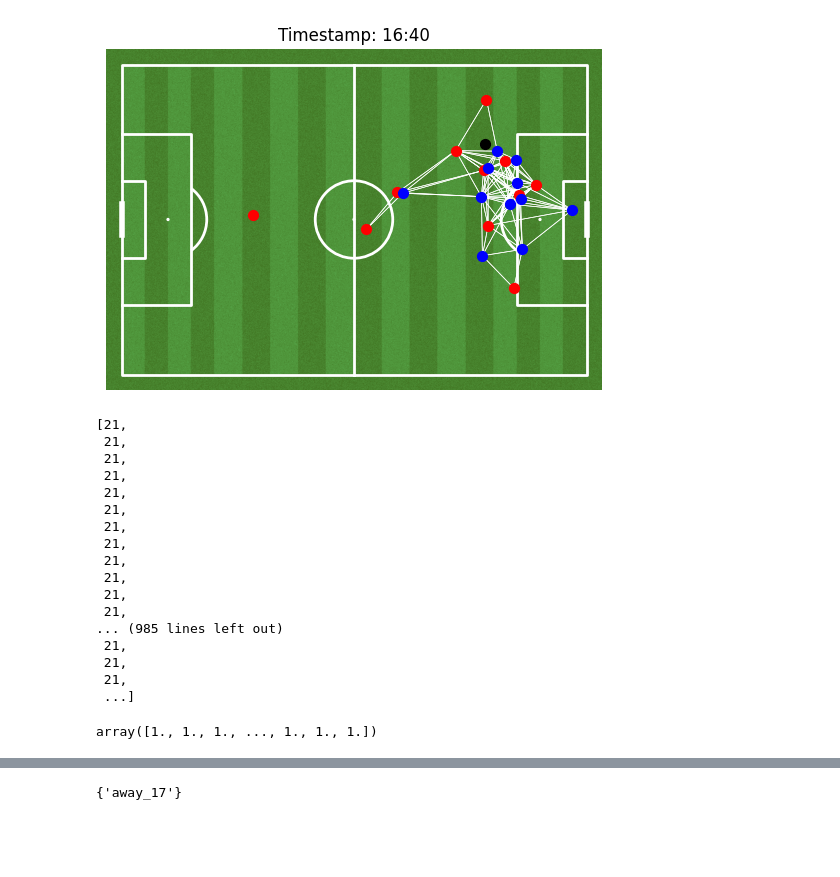
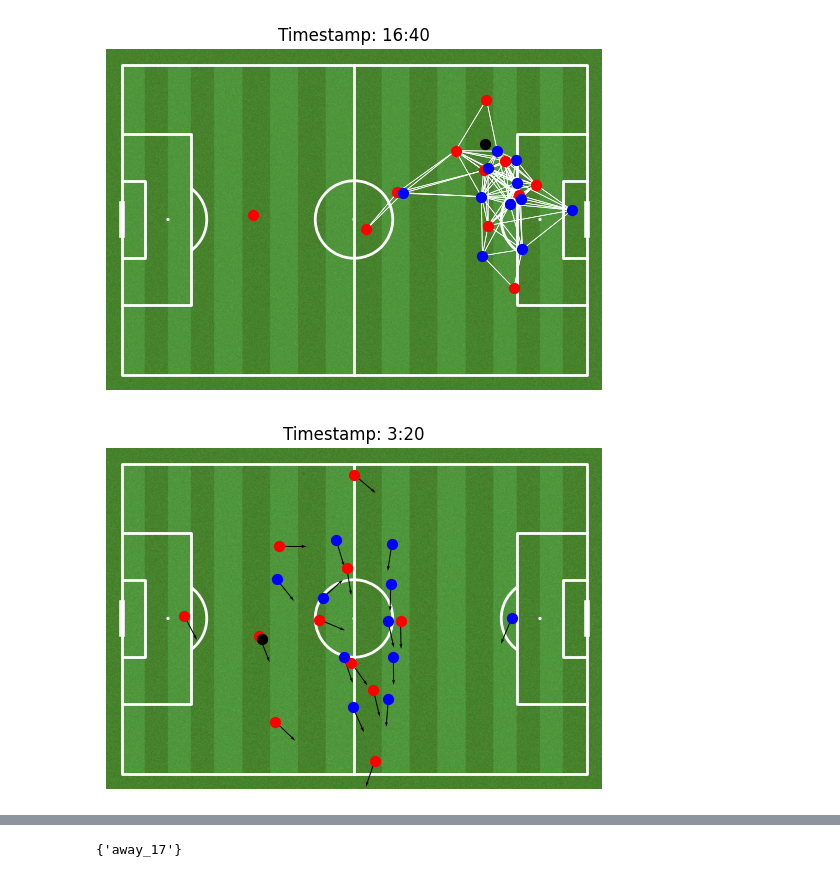
Before and after one commit to Ziolo1999/GNNsFootballEventSpotting, a Jupyter notebook: Code/ExploratoryDataAnalysis.ipynb, the cells around one changed output, grey strips where cells are left out. Drawn from its saved outputs; the diff is of its cells as text; code cells hidden in the pictures; blank space fills up the shorter version.

Commit message:
Added: direction animation

```diff
--- a/Code/ExploratoryDataAnalysis.ipynb
+++ b/Code/ExploratoryDataAnalysis.ipynb
@@ -193,28 +193,9 @@ dataset.open_dataset(files[0].datafile, files[0].metafile)
 # %% [output]
 [figure]
 # %%
-dataset = Dataset(1/5, files[37].name)
-dataset.open_dataset(files[37].datafile, files[37].metafile)
-_ = dataset._generate_node_features()
+dataset = Dataset(1/5, files[0].name)
+dataset.open_dataset(files[0].datafile, files[0].metafile)
+dataset._generate_node_features()
+dataset.animate_game(direction=True, frame_threshold=1000, save_dir="GameAnimationDirection.mp4", interval=100)
 # %% [output]
-[21,
- 21,
- 21,
- 21,
- 21,
- 21,
- 21,
- 21,
- 21,
- 21,
- 21,
- 21,
-... (985 lines left out)
- 21,
- 21,
- 21,
- ...]
+[figure, added]
-# %%
-dataset.matrix[19961:,9,16]
-# %% [output]
-array([1., 1., 1., ..., 1., 1., 1.])
```
Also changed, not shown: parts of 9 cells of this notebook, 3 other files.
